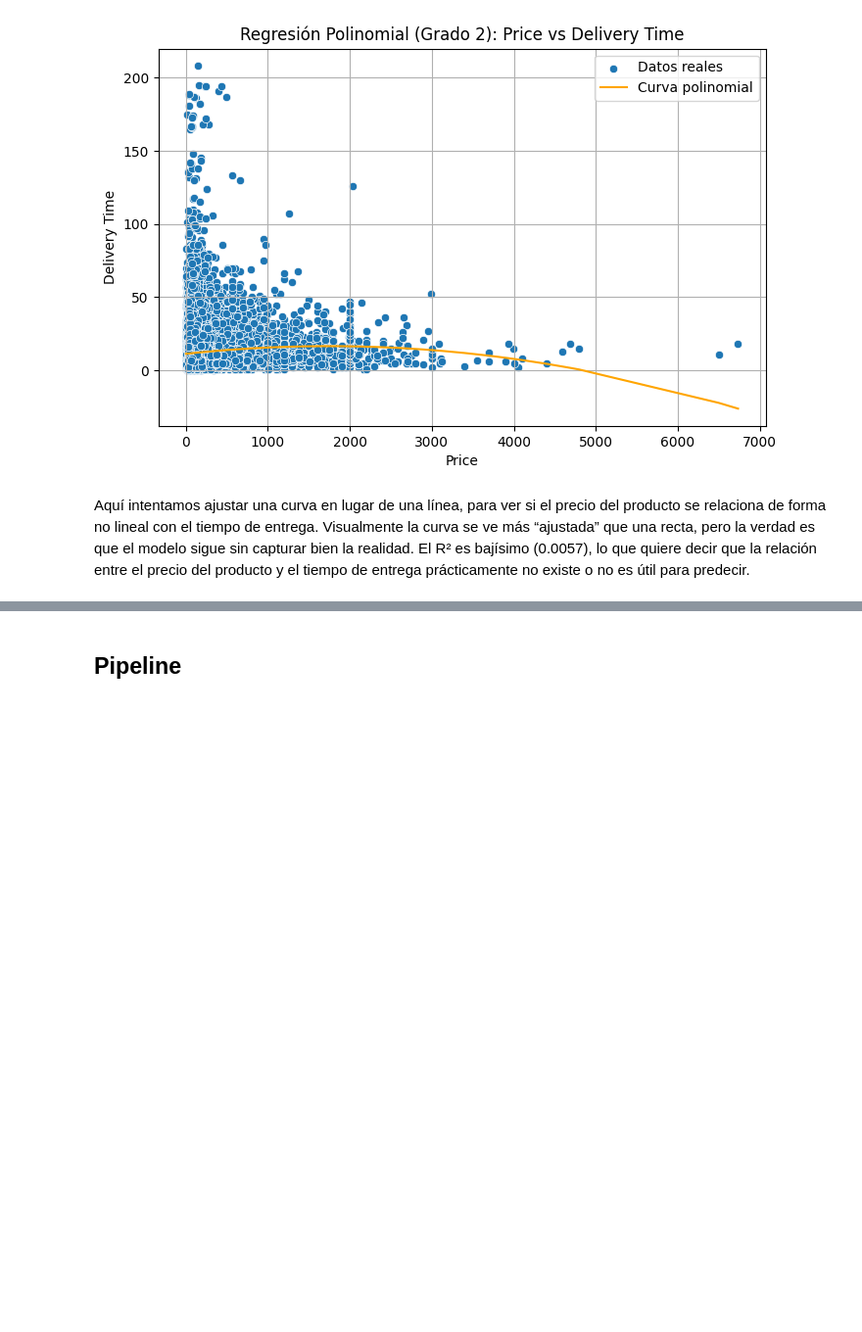
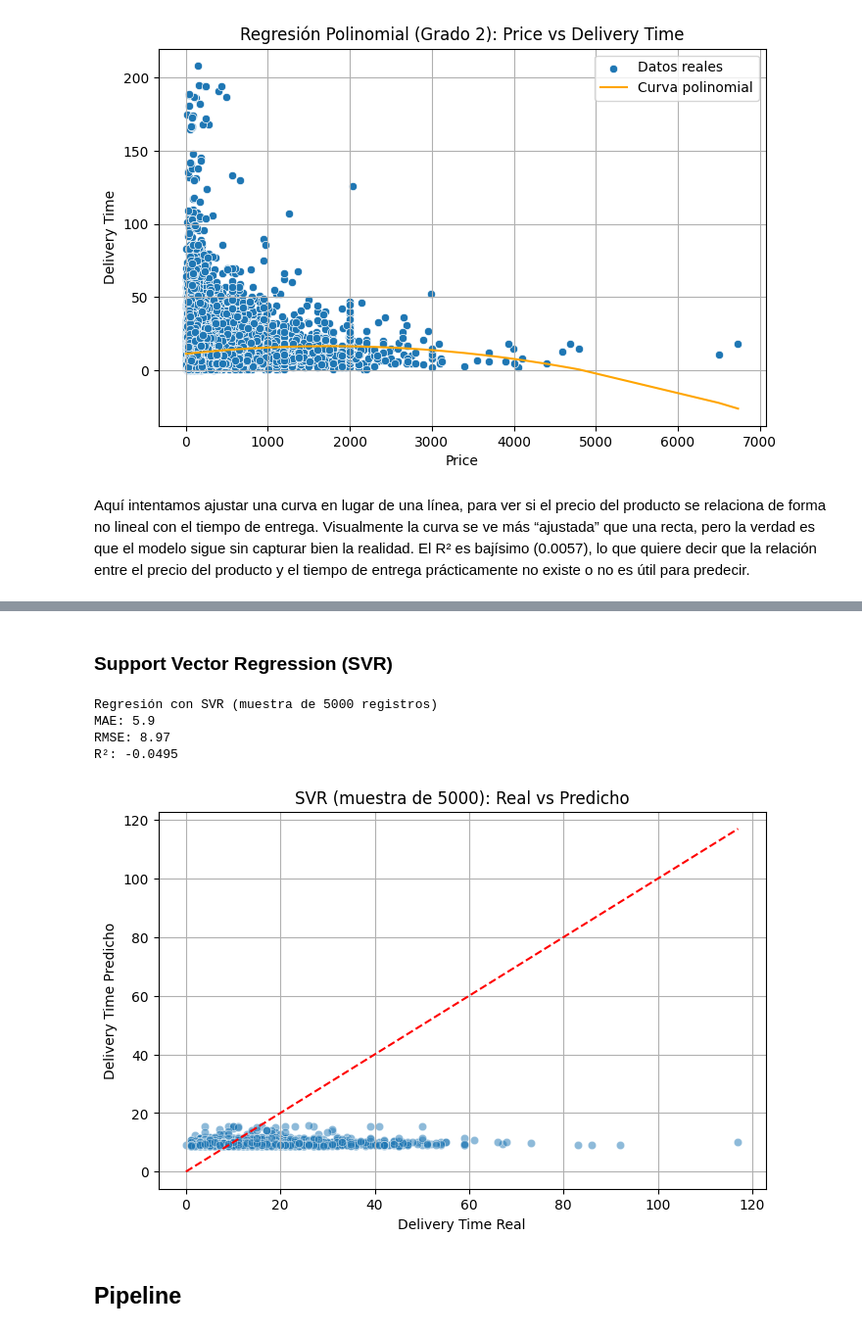
Before and after one commit to vgcarlol/proy3_MD, a Jupyter notebook: eda_report.ipynb, the cells around one changed output, grey strips where cells are left out. Shown at 98% size. Saved outputs shown, nothing was run; the diff lists cells and outputs as text; code cells hidden in the pictures; blank space fills up the shorter version.

```diff
--- a/eda_report.ipynb
+++ b/eda_report.ipynb
@@ -331,3 +400,59 @@ El R² es bajísimo (0.0057), lo que quiere decir que la relación entre el prec
+# %% [markdown]
+### Support Vector Regression (SVR)
+# %%
+# ==================== FLUJO COMPLETO PARA SVR ====================
+
+# 1. Importar librerías
+import pandas as pd
+import numpy as np
+import matplotlib.pyplot as plt
+import seaborn as sns
+from sklearn.svm import SVR
+from sklearn.metrics import mean_absolute_error, mean_squared_error, r2_score
+
+# 2. Cargar el dataset
+# Cambia el path si es necesario dependiendo dónde esté tu archivo
+df_model = pd.read_csv('olist_dataset_modelado.csv')
+
+# 3. Definir X_multi e y_multi
+X_multi = df_model[['price', 'freight_value', 'product_weight_g',
+                    'product_length_cm', 'product_height_cm',
+                    'product_width_cm', 'product_category_encoded']]
+
+y_multi = df_model['delivery_time']
+
+# 4. Crear muestra para SVR
+X_svr_sample = X_multi.sample(5000, random_state=42)
+y_svr_sample = y_multi.loc[X_svr_sample.index]
+
+# 5. Entrenar modelo SVR
+svr_model = SVR(kernel='rbf')
+svr_model.fit(X_svr_sample, y_svr_sample)
+
+# 6. Predicción
+y_pred_svr = svr_model.predict(X_svr_sample)
+
+# 7. Métricas
+print("Regresión con SVR (muestra de 5000 registros)")
+print("MAE:", round(mean_absolute_error(y_svr_sample, y_pred_svr), 2))
+print("RMSE:", round(np.sqrt(mean_squared_error(y_svr_sample, y_pred_svr)), 2))
+print("R²:", round(r2_score(y_svr_sample, y_pred_svr), 4))
+
+# 8. Gráfico Real vs Predicho
+plt.figure(figsize=(8,5))
+sns.scatterplot(x=y_svr_sample, y=y_pred_svr, alpha=0.5)
+plt.plot([y_svr_sample.min(), y_svr_sample.max()], [y_svr_sample.min(), y_svr_sample.max()], 'r--')
+plt.xlabel("Delivery Time Real")
+plt.ylabel("Delivery Time Predicho")
+plt.title("SVR (muestra de 5000): Real vs Predicho")
+plt.grid(True)
+plt.show()
+# %% [output]
+Regresión con SVR (muestra de 5000 registros)
+MAE: 5.9
+RMSE: 8.97
+R²: -0.0495
+[figure, added]
 # %% [markdown]
 ## Pipeline
 # %%
```
Also changed, not shown: parts of 5 cells of this notebook.
